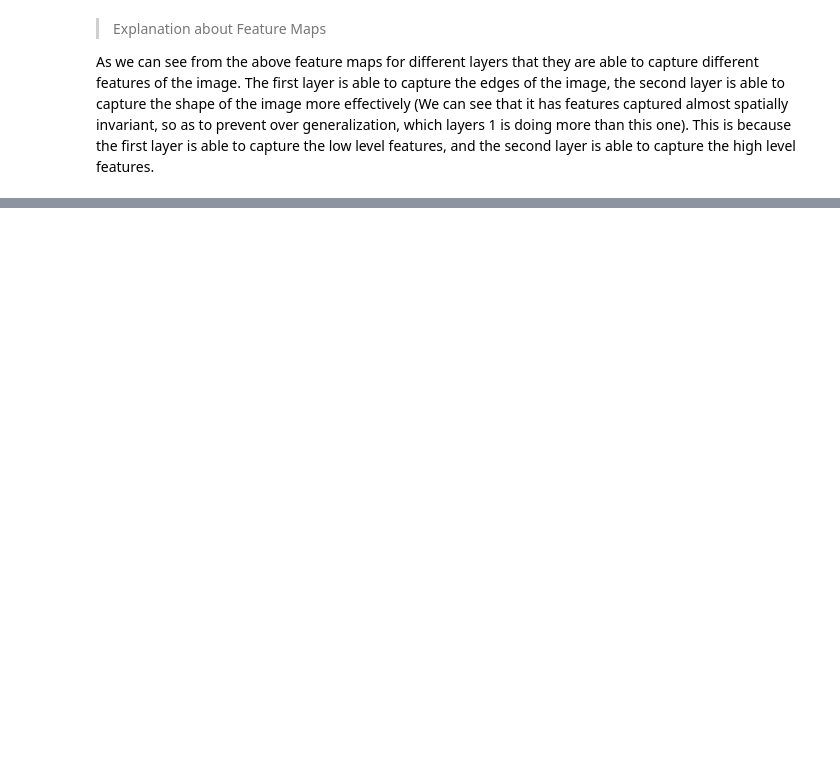
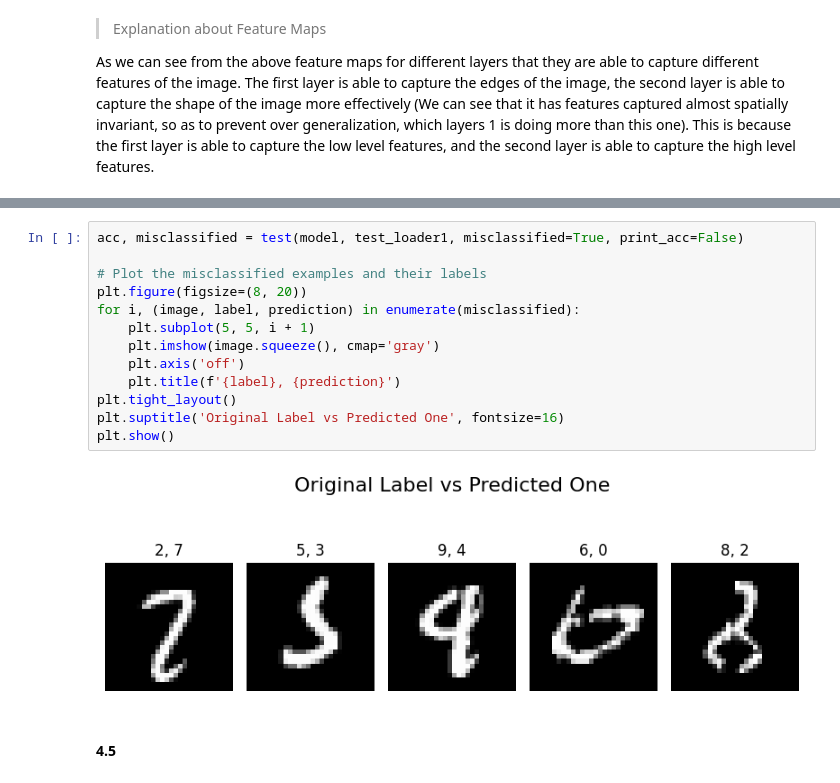
Before and after one commit to bhavberi/SMAI-Monsoon-23-24, a Jupyter notebook: 2021111013_assignment_3/4.ipynb, the cells around one changed output, grey strips where cells are left out. Cells and saved outputs as stored; diff of their text form; blank space fills up the shorter version.

```diff
--- a/2021111013_assignment_3/4.ipynb
+++ b/2021111013_assignment_3/4.ipynb
@@ -467,0 +733,17 @@ Accuracy on the test dataset: 98.65%
+# %%
+acc, misclassified = test(model, test_loader1, misclassified=True, print_acc=False)
+
+# Plot the misclassified examples and their labels
+plt.figure(figsize=(8, 20))
+for i, (image, label, prediction) in enumerate(misclassified):
+    plt.subplot(5, 5, i + 1)
+    plt.imshow(image.squeeze(), cmap='gray')
+    plt.axis('off')
+    plt.title(f'{label}, {prediction}')
+plt.tight_layout()
+plt.suptitle('Original Label vs Predicted One', fontsize=16)
+plt.show()
+# %% [output]
+[figure, added]
+# %% [markdown]
+#### 4.5
```
Also changed, not shown: parts of 46 cells of this notebook.
